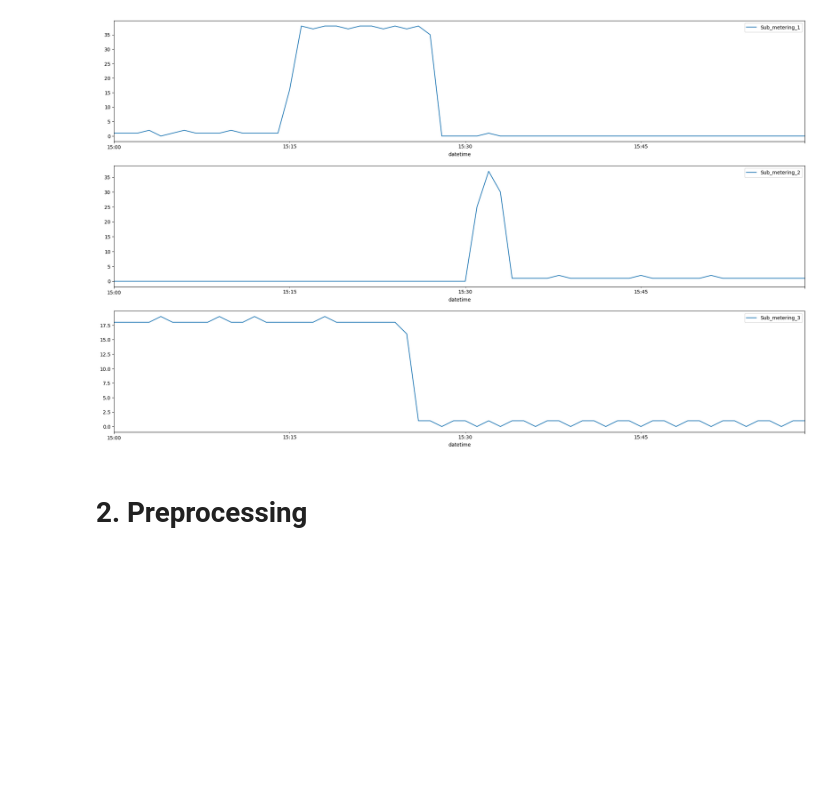
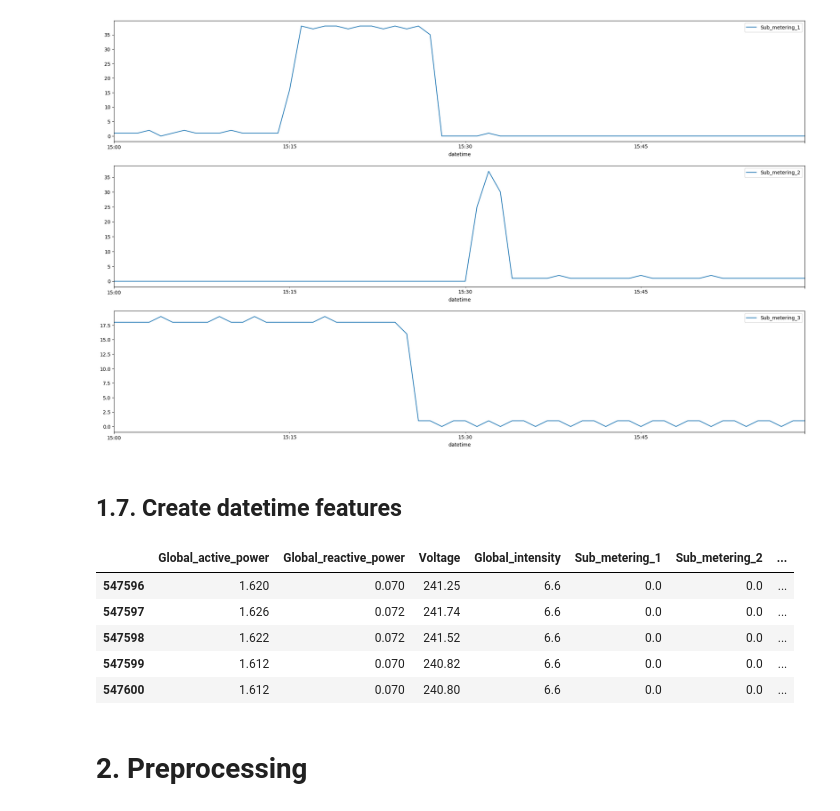
Before and after one commit to charlgd/electricity-decipherer, a Jupyter notebook: notebooks/charlgd_simple_regression.ipynb, the cells around one changed output. Drawn from its saved outputs; the diff is of its cells as text; code cells hidden in the pictures; blank space fills up the shorter version.

```diff
--- a/notebooks/charlgd_simple_regression.ipynb
+++ b/notebooks/charlgd_simple_regression.ipynb
@@ -247,6 +247,28 @@ selected_data.plot("datetime", "Sub_metering_3", ax=ax3)
 # %% [output]
 <AxesSubplot: xlabel='datetime'>
 [figure]
+# %% [markdown]
+## 1.7. Create datetime features
+# %%
+# Adding month, weekday, hour and minute to the features
+subdata['month'] = subdata.datetime.dt.month
+subdata['weekday'] = subdata.datetime.dt.weekday
+subdata['hour'] = subdata.datetime.dt.hour
+subdata['minute'] = subdata.datetime.dt.minute
+
+# Considering periodic effect of the month
+subdata['month_cos'] = np.cos(subdata.month*(2.*np.pi/12))
+subdata['month_sin'] = np.sin(subdata.month*(2.*np.pi/12))
+subdata.drop(columns=['month'], inplace=True)
+
+subdata.head()
+# %% [output]
+|  | Global_active_power | Global_reactive_power | Voltage | Global_intensity | Sub_metering_1 | Sub_metering_2 | ... |
+| 547596 | 1.620 | 0.070 | 241.25 | 6.6 | 0.0 | 0.0 | ... |
+| 547597 | 1.626 | 0.072 | 241.74 | 6.6 | 0.0 | 0.0 | ... |
+| 547598 | 1.622 | 0.072 | 241.52 | 6.6 | 0.0 | 0.0 | ... |
+| 547599 | 1.612 | 0.070 | 240.82 | 6.6 | 0.0 | 0.0 | ... |
+| 547600 | 1.612 | 0.070 | 240.80 | 6.6 | 0.0 | 0.0 | ... |
 # %% [markdown]
 # 2. Preprocessing
 # %% [markdown]
```
Also changed, not shown: parts of 20 cells of this notebook.
